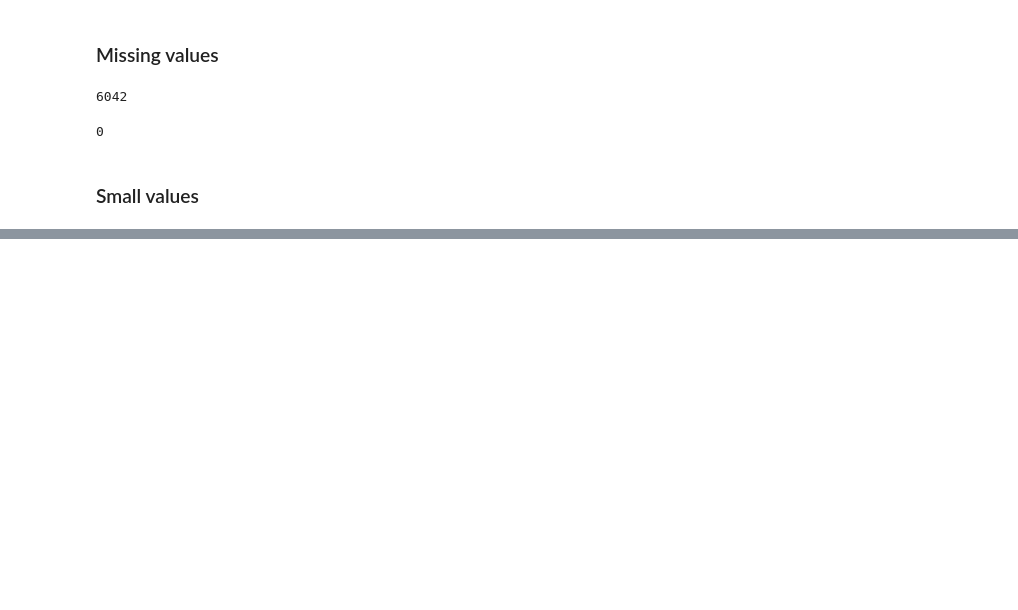
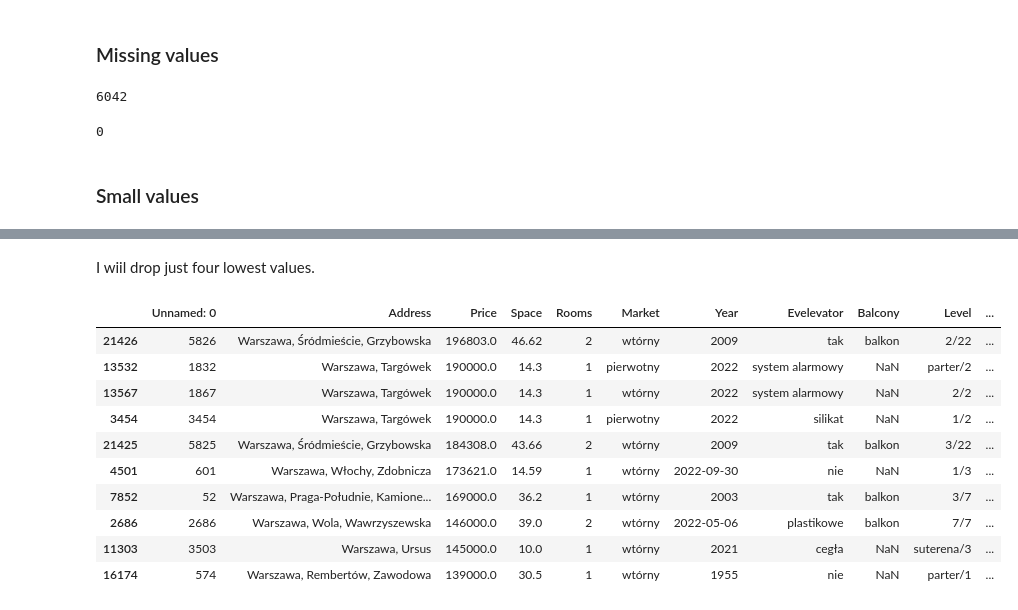
Before and after one commit to CarJung/Uni, a Jupyter notebook: Warsaw_flats/Data_enginering.ipynb, the cells around one changed output, grey strips where cells are left out. Drawn from its saved outputs; the diff is of its cells as text; code cells hidden in the pictures; blank space fills up the shorter version.

```diff
--- a/Warsaw_flats/Data_enginering.ipynb
+++ b/Warsaw_flats/Data_enginering.ipynb
@@ -108,3 +108,5 @@ data.tail(20)
 | 5740 | 1840 | Warszawa, Targówek | 130000.0 | 8.9 | 1 | wtórny | 2022 | silikat | NaN | 1/2 | ... |
 | 16395 | 795 | Warszawa, Mokotów, Służewiec, ul.... | 36000.0 | 11.5 | 1 | wtórny | 1999 | nie | NaN | parter/3 | ... |
 | 13721 | 2021 | Warszawa, Bemowo, ul. Lazurowa | 25000.0 | 30.55 | 1 | wtórny | nie | NaN | NaN | 1 | ... |
+# %% [markdown]
+I wiil drop just four lowest values.
@@ -110,0 +116,14 @@ data.tail(20)
+# %%
+data.tail(10)
+# %% [output]
+|  | Unnamed: 0 | Address | Price | Space | Rooms | Market | Year | Evelevator | Balcony | Level | ... |
+| 21426 | 5826 | Warszawa, Śródmieście, Grzybowska | 196803.0 | 46.62 | 2 | wtórny | 2009 | tak | balkon | 2/22 | ... |
+| 13532 | 1832 | Warszawa, Targówek | 190000.0 | 14.3 | 1 | pierwotny | 2022 | system alarmowy | NaN | parter/2 | ... |
+| 13567 | 1867 | Warszawa, Targówek | 190000.0 | 14.3 | 1 | wtórny | 2022 | system alarmowy | NaN | 2/2 | ... |
+| 3454 | 3454 | Warszawa, Targówek | 190000.0 | 14.3 | 1 | pierwotny | 2022 | silikat | NaN | 1/2 | ... |
+| 21425 | 5825 | Warszawa, Śródmieście, Grzybowska | 184308.0 | 43.66 | 2 | wtórny | 2009 | tak | balkon | 3/22 | ... |
+| 4501 | 601 | Warszawa, Włochy, Zdobnicza | 173621.0 | 14.59 | 1 | wtórny | 2022-09-30 | nie | NaN | 1/3 | ... |
+| 7852 | 52 | Warszawa, Praga-Południe, Kamione... | 169000.0 | 36.2 | 1 | wtórny | 2003 | tak | balkon | 3/7 | ... |
+| 2686 | 2686 | Warszawa, Wola, Wawrzyszewska | 146000.0 | 39.0 | 2 | wtórny | 2022-05-06 | plastikowe | balkon | 7/7 | ... |
+| 11303 | 3503 | Warszawa, Ursus | 145000.0 | 10.0 | 1 | wtórny | 2021 | cegła | NaN | suterena/3 | ... |
+| 16174 | 574 | Warszawa, Rembertów, Zawodowa | 139000.0 | 30.5 | 1 | wtórny | 1955 | nie | NaN | parter/1 | ... |
```
Also changed, not shown: parts of 20 cells of this notebook.
